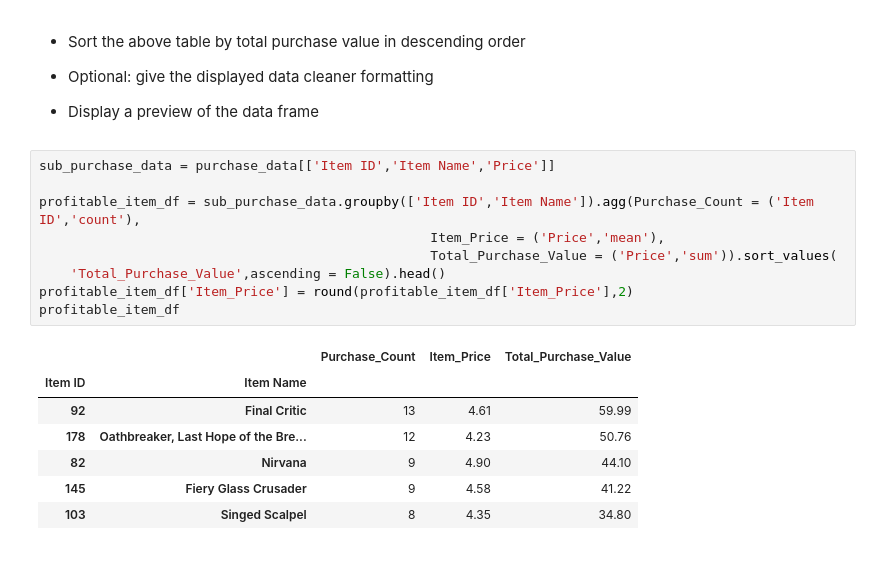
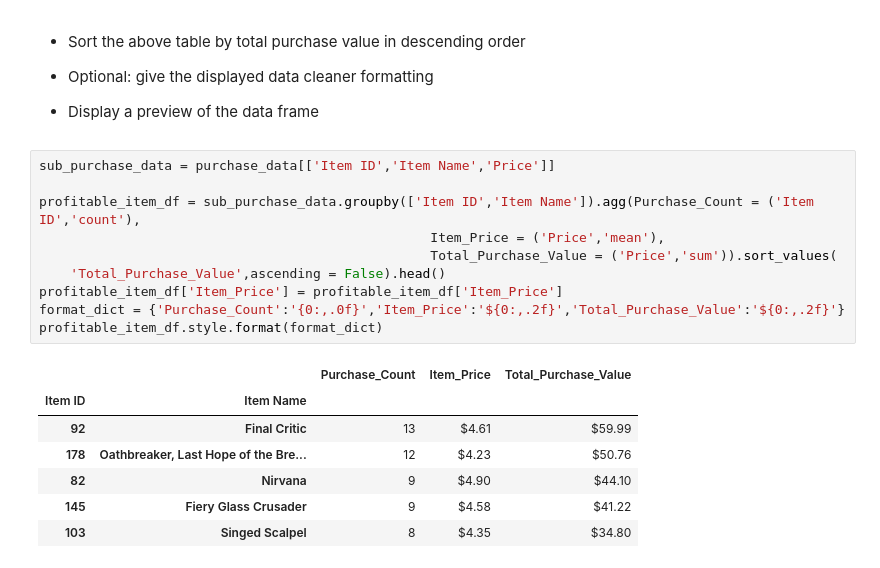
Before and after one commit to ZiboZhao0804/pandas-challenge, a Jupyter notebook: HeroesOfPymoli/HeroesOfPymoli.ipynb, the cells around one changed output. Drawn from its saved outputs; the diff is of its cells as text.

```diff
--- a/HeroesOfPymoli/HeroesOfPymoli.ipynb
+++ b/HeroesOfPymoli/HeroesOfPymoli.ipynb
@@ -252,17 +261,18 @@ popular_item_df
 # %%
 sub_purchase_data = purchase_data[['Item ID','Item Name','Price']]
 
 profitable_item_df = sub_purchase_data.groupby(['Item ID','Item Name']).agg(Purchase_Count = ('Item ID','count'),
                                                   Item_Price = ('Price','mean'),
                                                   Total_Purchase_Value = ('Price','sum')).sort_values(
     'Total_Purchase_Value',ascending = False).head()
-profitable_item_df['Item_Price'] = round(profitable_item_df['Item_Price'],2)
-profitable_item_df
+profitable_item_df['Item_Price'] = profitable_item_df['Item_Price']
+format_dict = {'Purchase_Count':'{0:,.0f}','Item_Price':'${0:,.2f}','Total_Purchase_Value':'${0:,.2f}'}
+profitable_item_df.style.format(format_dict)
 # %% [output]
 |  |  | Purchase_Count | Item_Price | Total_Purchase_Value |
 | Item ID | Item Name |  |  |  |
-| 92 | Final Critic | 13 | 4.61 | 59.99 |
-| 178 | Oathbreaker, Last Hope of the Bre... | 12 | 4.23 | 50.76 |
-| 82 | Nirvana | 9 | 4.90 | 44.10 |
-| 145 | Fiery Glass Crusader | 9 | 4.58 | 41.22 |
-| 103 | Singed Scalpel | 8 | 4.35 | 34.80 |
+| 92 | Final Critic | 13 | $4.61 | $59.99 |
+| 178 | Oathbreaker, Last Hope of the Bre... | 12 | $4.23 | $50.76 |
+| 82 | Nirvana | 9 | $4.90 | $44.10 |
+| 145 | Fiery Glass Crusader | 9 | $4.58 | $41.22 |
+| 103 | Singed Scalpel | 8 | $4.35 | $34.80 |
```
Also changed, not shown: parts of 7 cells of this notebook.
